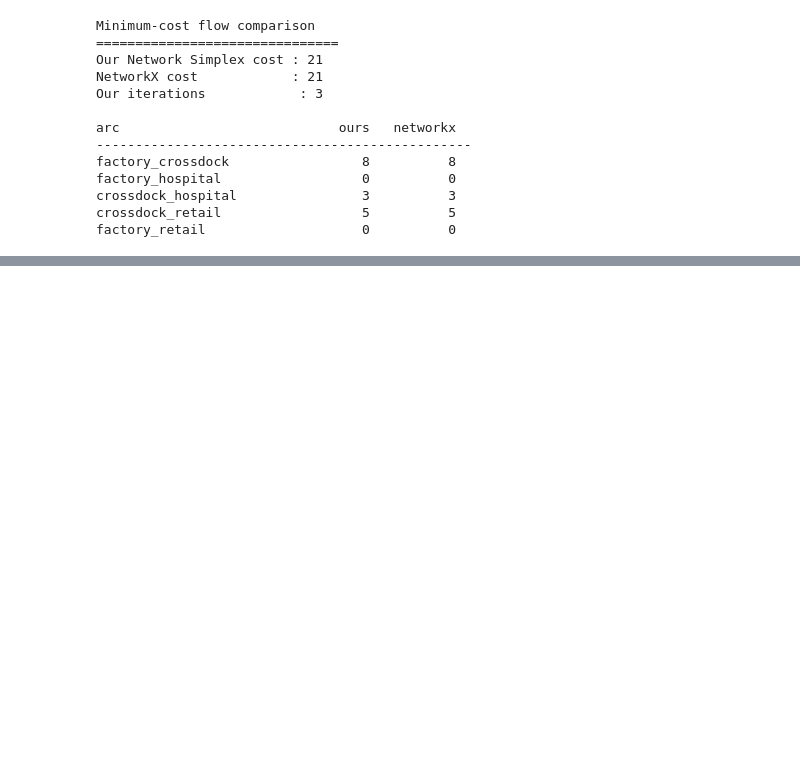
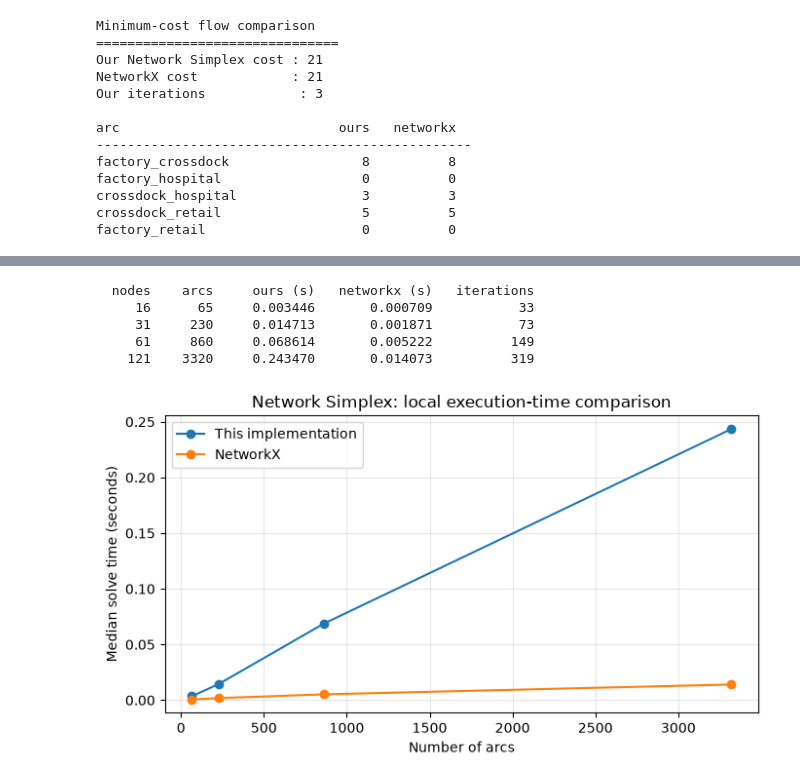
Before and after one commit to JuanDiegoZapataDiaz/Network_Simplex, a Jupyter notebook: examples/compare_with_networkx.ipynb, the cells around one changed output, grey strips where cells are left out. Cells and saved outputs as stored; diff of their text form; code cells hidden in the pictures; blank space fills up the shorter version.

```diff
--- a/examples/compare_with_networkx.ipynb
+++ b/examples/compare_with_networkx.ipynb
@@ -32,6 +32,13 @@ ARCS = [
     Arc("factory_retail", "factory", "retail", cost=6),
     Arc("factory_hospital", "factory", "hospital", cost=5),
 ]
+
+# Build the graph before drawing it.
+graph = nx.DiGraph()
+for node in NODES:
+    graph.add_node(node.id, demand=-node.balance)
+for arc in ARCS:
+    graph.add_edge(arc.tail, arc.head, weight=arc.cost, arc_id=arc.id)
 
 # Dibujar
 plt.figure(figsize=(4, 4))
@@ -109,0 +196,53 @@ factory_retail                    0          0
+# %%
+# (number of hubs, number of demand nodes, requested extra arcs)
+SIZES = [(5, 10, 0), (10, 20, 0), (20, 40, 0), (40, 80, 0)]
+REPEATS = 3
+benchmark_results = []
+
+for index, (n_hubs, n_demands, extra_arcs) in enumerate(SIZES):
+    nodes, arcs = build_random_instance(n_hubs, n_demands, extra_arcs, seed=2026 + index)
+    network = Network(nodes, arcs)
+    graph = as_networkx_graph(nodes, arcs)
+
+    ours_seconds, ours_result = time_call(lambda: NetworkSimplex(network).solve(), REPEATS)
+    networkx_seconds, networkx_result = time_call(lambda: nx.network_simplex(graph), REPEATS)
+    networkx_cost, _ = networkx_result
+
+    assert isclose(ours_result.objective_value, networkx_cost, abs_tol=1e-9)
+    benchmark_results.append({
+        "nodes": len(nodes),
+        "arcs": len(arcs),
+        "ours_seconds": ours_seconds,
+        "networkx_seconds": networkx_seconds,
+        "iterations": ours_result.iterations,
+    })
+
+print(f"{'nodes':>7} {'arcs':>7} {'ours (s)':>12} {'networkx (s)':>14} {'iterations':>12}")
+for row in benchmark_results:
+    print(
+        f"{row['nodes']:>7} {row['arcs']:>7} "
+        f"{row['ours_seconds']:>12.6f} {row['networkx_seconds']:>14.6f} "
+        f"{row['iterations']:>12}"
+    )
+
+plt.figure(figsize=(7, 4))
+plt.plot([row['arcs'] for row in benchmark_results],
+         [row['ours_seconds'] for row in benchmark_results],
+         marker='o', label='This implementation')
+plt.plot([row['arcs'] for row in benchmark_results],
+         [row['networkx_seconds'] for row in benchmark_results],
+         marker='o', label='NetworkX')
+plt.xlabel('Number of arcs')
+plt.ylabel('Median solve time (seconds)')
+plt.title('Network Simplex: local execution-time comparison')
+plt.grid(alpha=0.3)
+plt.legend()
+plt.tight_layout()
+plt.show()
+# %% [output]
+  nodes    arcs     ours (s)   networkx (s)   iterations
+     16      65     0.003446       0.000709           33
+     31     230     0.014713       0.001871           73
+     61     860     0.068614       0.005222          149
+    121    3320     0.243470       0.014073          319
+[figure, added]
```
Also changed, not shown: parts of 3 cells of this notebook.
